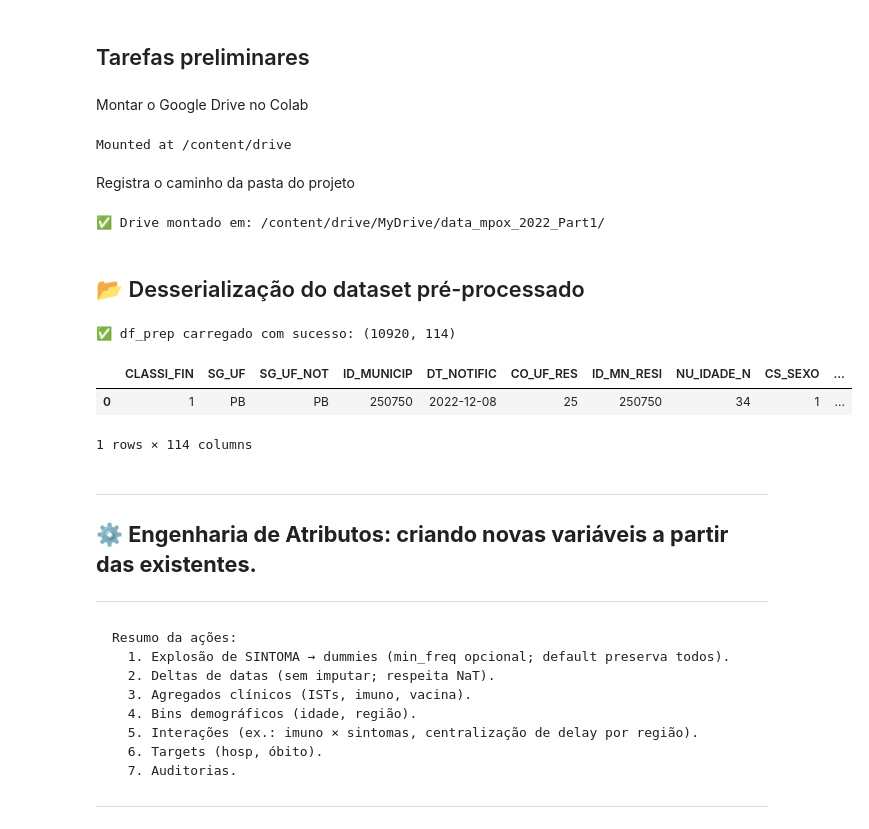
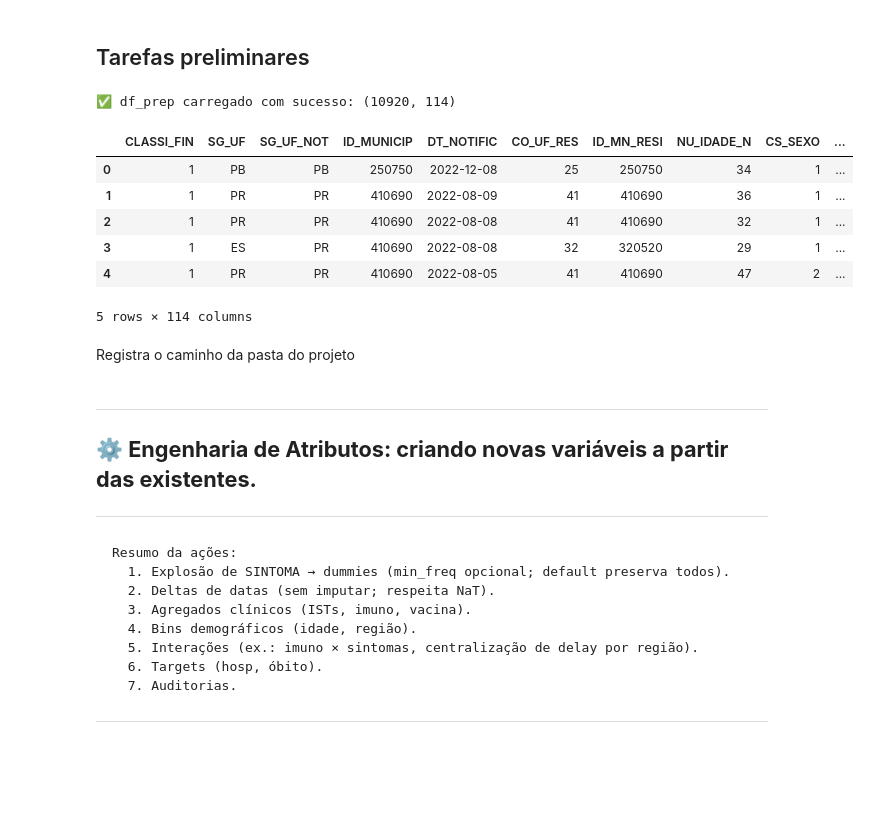
Before and after one commit to Cristie-Lima/e-SUS_Sinan_Mpox_ML-Workflow, a Jupyter notebook: cristie_mod6_proj_final_parte_2.ipynb, the cells around one changed output. Saved outputs shown, nothing was run; the diff lists cells and outputs as text; code cells hidden in the pictures; blank space fills up the shorter version.

```diff
--- a/cristie_mod6_proj_final_parte_2.ipynb
+++ b/cristie_mod6_proj_final_parte_2.ipynb
@@ -84,46 +83,28 @@ from imblearn.over_sampling import SMOTE
 #import matplotlib.pyplot as plt
 # %% [markdown]
 ## Tarefas preliminares
-# %% [markdown]
-Montar o Google Drive no Colab
-# %%
-#Montar o Google Drive no Colab
-#from google.colab import drive
-
-# Montar o Google Drive na pasta /content/drive
-drive.mount('/content/drive')
-# %% [output]
-Mounted at /content/drive
+# %%
+#import pandas as pd
+
+url = "https://github.com/Cristie-Lima/e-SUS_Sinan_Mpox_ML-Workflow/raw/refs/heads/main/data/mpox_2022_prep.parquet"
+#url = "https://raw.githubusercontent.com/Cristie-Lima/e-SUS_Sinan_Mpox_ML-Workflow/main/data/mpox_2022_prep.parquet" outra opção válida
+
+# Carregar o parquet diretamente do GitHub
+df_prep = pd.read_parquet(url, engine="pyarrow")  # ou engine="fastparquet"
+
+print("✅ df_prep carregado com sucesso:", df_prep.shape)
+df_prep.head()
+# %% [output]
+✅ df_prep carregado com sucesso: (10920, 114)
+|  | CLASSI_FIN | SG_UF | SG_UF_NOT | ID_MUNICIP | DT_NOTIFIC | CO_UF_RES | ID_MN_RESI | NU_IDADE_N | CS_SEXO | ... |
+| 0 | 1 | PB | PB | 250750 | 2022-12-08 | 25 | 250750 | 34 | 1 | ... |
+| 1 | 1 | PR | PR | 410690 | 2022-08-09 | 41 | 410690 | 36 | 1 | ... |
+| 2 | 1 | PR | PR | 410690 | 2022-08-08 | 41 | 410690 | 32 | 1 | ... |
+| 3 | 1 | ES | PR | 410690 | 2022-08-08 | 32 | 320520 | 29 | 1 | ... |
+| 4 | 1 | PR | PR | 410690 | 2022-08-05 | 41 | 410690 | 47 | 2 | ... |
+5 rows × 114 columns
 # %% [markdown]
 Registra o caminho da pasta do projeto
-# %%
-
-# Caminho da pasta do projeto (ajuste conforme sua organização)
-project_path = "/content/drive/MyDrive/data_mpox_2022_Part1/"
-
-# Conferir se a pasta existe, senão criar
-import os
-os.makedirs(project_path, exist_ok=True)
-
-print("✅ Drive montado em:", project_path)
-# %% [output]
-✅ Drive montado em: /content/drive/MyDrive/data_mpox_2022_Part1/
-# %% [markdown]
-## 📂 Desserialização do dataset pré-processado
-# %%
-# 📂 Desserialização do dataset pré-processado
-
-filename = project_path + "mpox_2022_prep.parquet"
-df_prep = pd.read_parquet(filename)
-print("✅ df_prep carregado com sucesso:", df_prep.shape)
-
-# Visualizar primeiras linhas
-df_prep.head(1)
-# %% [output]
-✅ df_prep carregado com sucesso: (10920, 114)
-|  | CLASSI_FIN | SG_UF | SG_UF_NOT | ID_MUNICIP | DT_NOTIFIC | CO_UF_RES | ID_MN_RESI | NU_IDADE_N | CS_SEXO | ... |
-| 0 | 1 | PB | PB | 250750 | 2022-12-08 | 25 | 250750 | 34 | 1 | ... |
-1 rows × 114 columns
 # %% [markdown]
 ---
 
```
Also changed, not shown: parts of 14 cells of this notebook.
